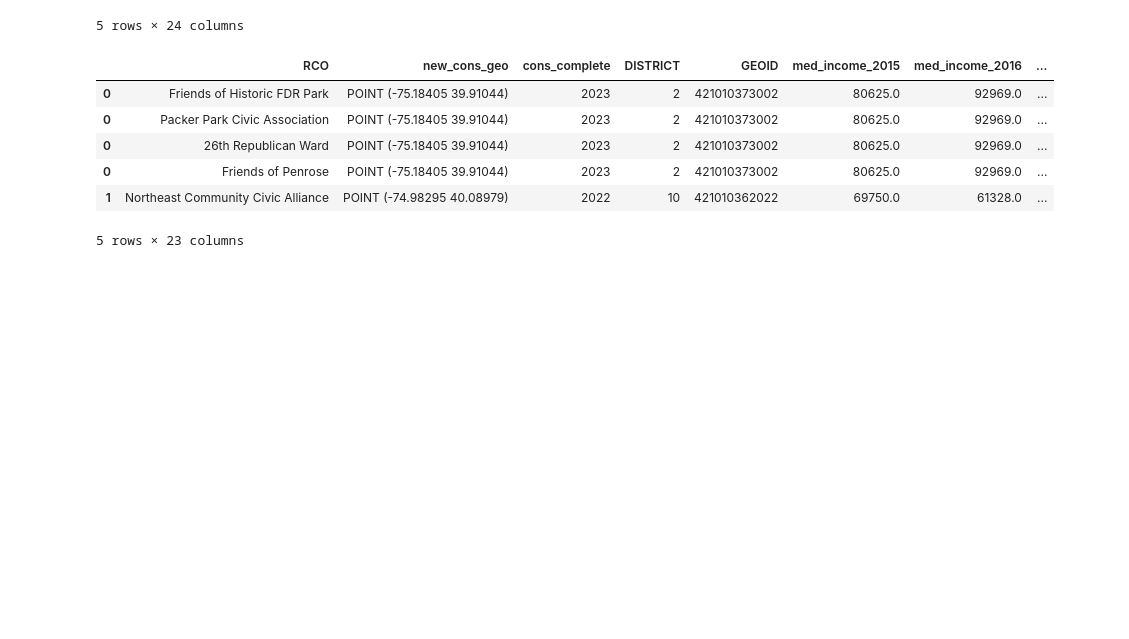
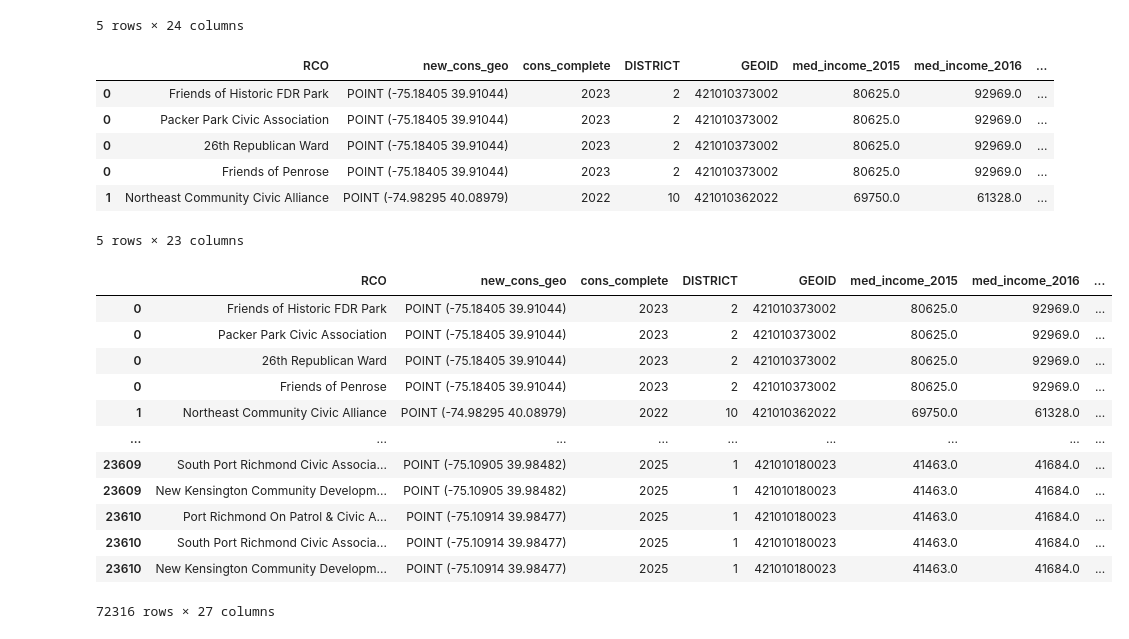
Before and after one commit to avavani/Practicum, a Jupyter notebook: notebooks/impact_score.ipynb, the cells around one changed output. Saved outputs shown, nothing was run; the diff lists cells and outputs as text; code cells hidden in the pictures; blank space fills up the shorter version.

Commit message:
calculated impact score for each point

```diff
--- a/notebooks/impact_score.ipynb
+++ b/notebooks/impact_score.ipynb
@@ -366,6 +366,28 @@ yimby_data.head()
 | 0 | Friends of Penrose | POINT (-75.18405 39.91044) | 2023 | 2 | 421010373002 | 80625.0 | 92969.0 | ... |
 | 1 | Northeast Community Civic Alliance | POINT (-74.98295 40.08979) | 2022 | 10 | 421010362022 | 69750.0 | 61328.0 | ... |
 5 rows × 23 columns
+# %%
+yimby_data['income_pct_change'] = (yimby_data['med_income_2023'] - yimby_data['med_income_2015']) / yimby_data['med_income_2015']
+yimby_data['home_value_pct_change'] = (yimby_data['med_home_value_2023'] - yimby_data['med_home_value_2015']) / yimby_data['med_home_value_2015']
+
+# Step 2: Create impact_score as average of the two (or weight them if you prefer)
+yimby_data['impact_score'] = (yimby_data['income_pct_change'] + yimby_data['home_value_pct_change']) / 2
+# %%
+yimby_data
+# %% [output]
+|  | RCO | new_cons_geo | cons_complete | DISTRICT | GEOID | med_income_2015 | med_income_2016 | ... |
+| 0 | Friends of Historic FDR Park | POINT (-75.18405 39.91044) | 2023 | 2 | 421010373002 | 80625.0 | 92969.0 | ... |
+| 0 | Packer Park Civic Association | POINT (-75.18405 39.91044) | 2023 | 2 | 421010373002 | 80625.0 | 92969.0 | ... |
+| 0 | 26th Republican Ward | POINT (-75.18405 39.91044) | 2023 | 2 | 421010373002 | 80625.0 | 92969.0 | ... |
+| 0 | Friends of Penrose | POINT (-75.18405 39.91044) | 2023 | 2 | 421010373002 | 80625.0 | 92969.0 | ... |
+| 1 | Northeast Community Civic Alliance | POINT (-74.98295 40.08979) | 2022 | 10 | 421010362022 | 69750.0 | 61328.0 | ... |
+| ... | ... | ... | ... | ... | ... | ... | ... | ... |
+| 23609 | South Port Richmond Civic Associa... | POINT (-75.10905 39.98482) | 2025 | 1 | 421010180023 | 41463.0 | 41684.0 | ... |
+| 23609 | New Kensington Community Developm... | POINT (-75.10905 39.98482) | 2025 | 1 | 421010180023 | 41463.0 | 41684.0 | ... |
+| 23610 | Port Richmond On Patrol & Civic A... | POINT (-75.10914 39.98477) | 2025 | 1 | 421010180023 | 41463.0 | 41684.0 | ... |
+| 23610 | South Port Richmond Civic Associa... | POINT (-75.10914 39.98477) | 2025 | 1 | 421010180023 | 41463.0 | 41684.0 | ... |
+| 23610 | New Kensington Community Developm... | POINT (-75.10914 39.98477) | 2025 | 1 | 421010180023 | 41463.0 | 41684.0 | ... |
+72316 rows × 27 columns
 # %%
 import os
 
```
